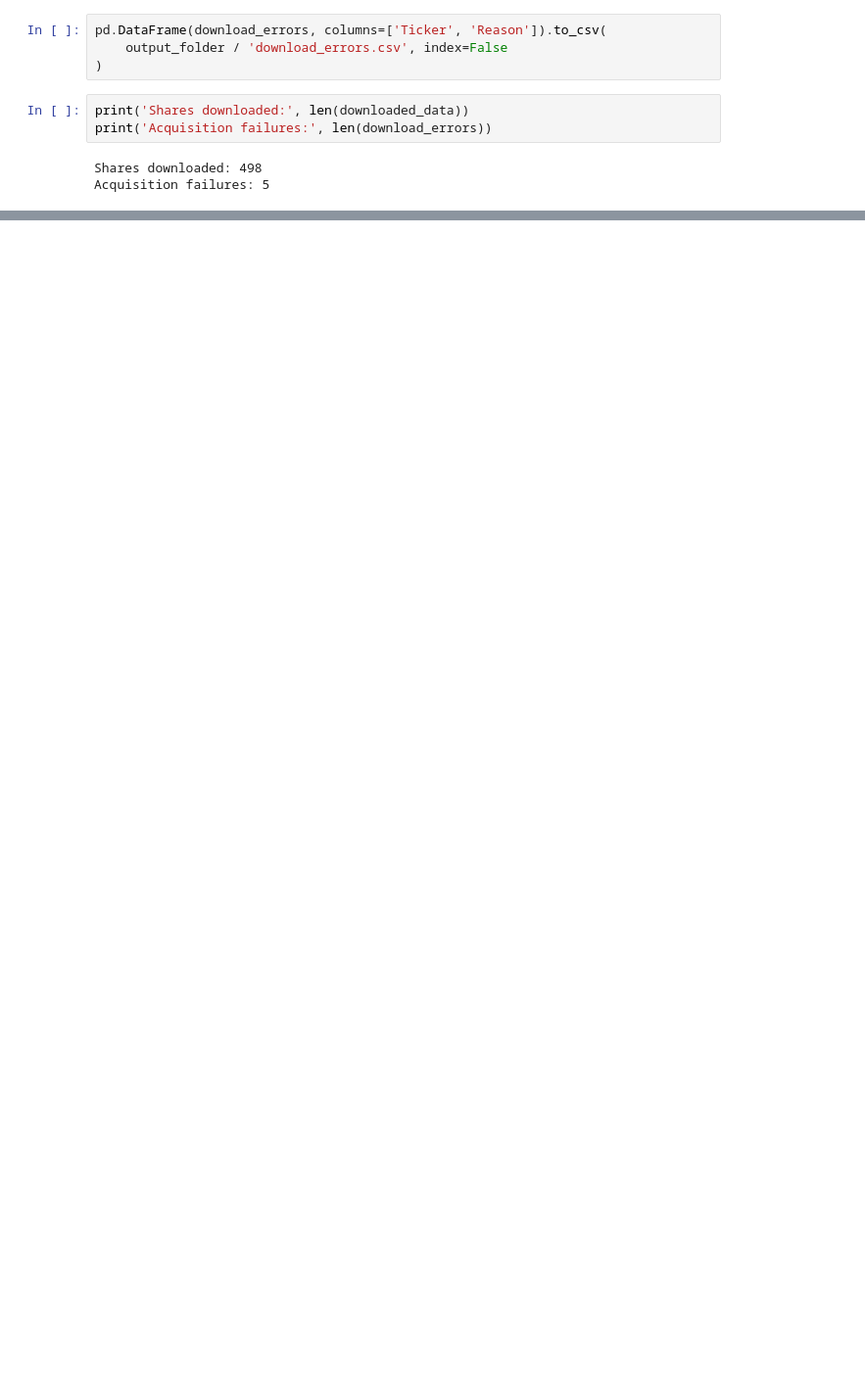
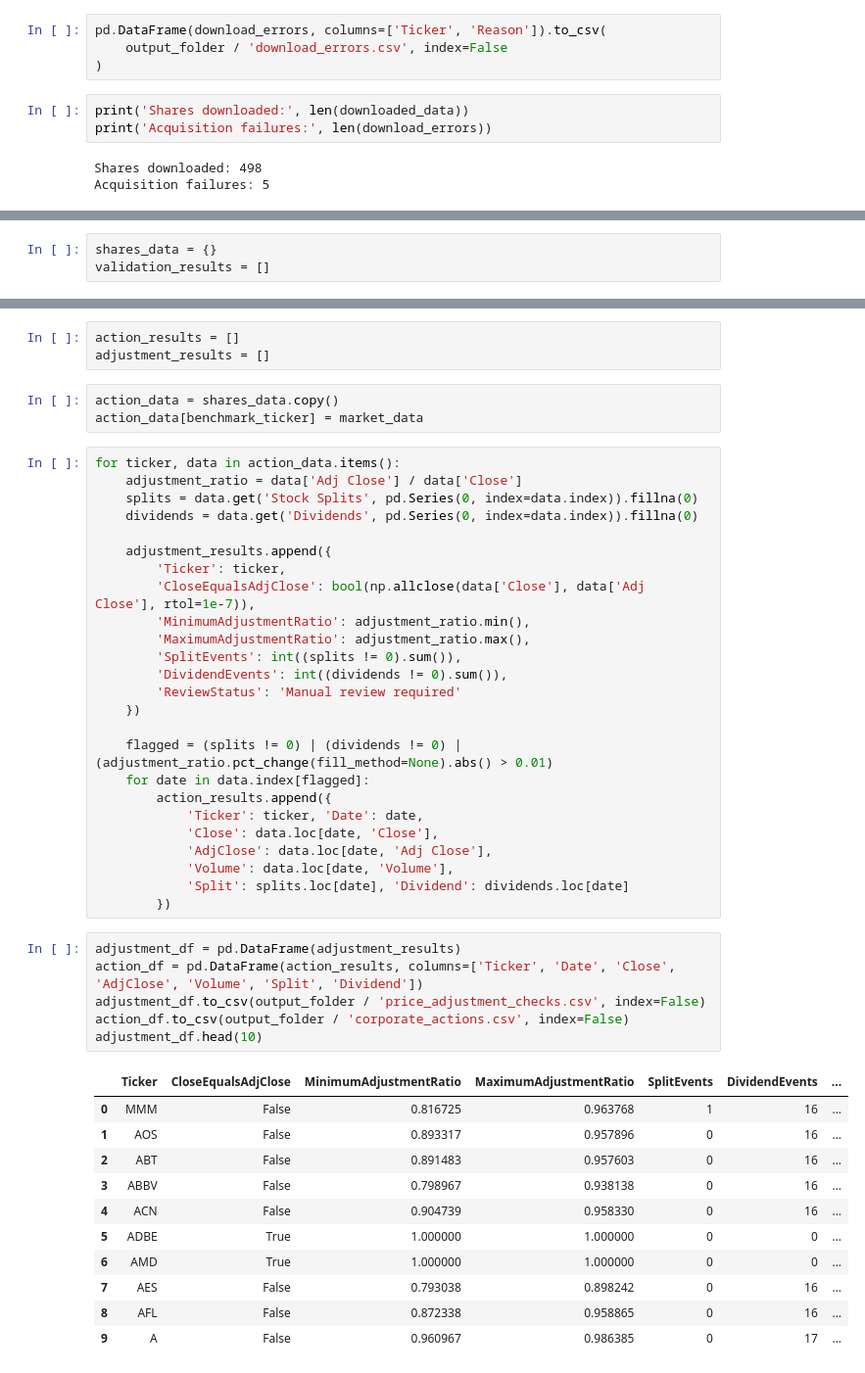
Before and after one commit to iffathsaleem/RFM-Market-Analysis-Stock-Segmentation., a Jupyter notebook: Market_Analysis_and_Stock_Segmentation_Using_RFM_CW.ipynb, the cells around one changed output, grey strips where cells are left out. Shown at 98% size. Drawn from its saved outputs; the diff is of its cells as text; blank space fills up the shorter version.

```diff
--- a/Market_Analysis_and_Stock_Segmentation_Using_RFM_CW.ipynb
+++ b/Market_Analysis_and_Stock_Segmentation_Using_RFM_CW.ipynb
@@ -174,0 +233,3 @@ Acquisition failures: 5
+# %%
+shares_data = {}
+validation_results = []
@@ -174,0 +292,49 @@ Acquisition failures: 5
+# %%
+action_results = []
+adjustment_results = []
+# %%
+action_data = shares_data.copy()
+action_data[benchmark_ticker] = market_data
+# %%
+for ticker, data in action_data.items():
+    adjustment_ratio = data['Adj Close'] / data['Close']
+    splits = data.get('Stock Splits', pd.Series(0, index=data.index)).fillna(0)
+    dividends = data.get('Dividends', pd.Series(0, index=data.index)).fillna(0)
+
+    adjustment_results.append({
+        'Ticker': ticker,
+        'CloseEqualsAdjClose': bool(np.allclose(data['Close'], data['Adj Close'], rtol=1e-7)),
+        'MinimumAdjustmentRatio': adjustment_ratio.min(),
+        'MaximumAdjustmentRatio': adjustment_ratio.max(),
+        'SplitEvents': int((splits != 0).sum()),
+        'DividendEvents': int((dividends != 0).sum()),
+        'ReviewStatus': 'Manual review required'
+    })
+
+    flagged = (splits != 0) | (dividends != 0) | (adjustment_ratio.pct_change(fill_method=None).abs() > 0.01)
+    for date in data.index[flagged]:
+        action_results.append({
+            'Ticker': ticker, 'Date': date,
+            'Close': data.loc[date, 'Close'],
+            'AdjClose': data.loc[date, 'Adj Close'],
+            'Volume': data.loc[date, 'Volume'],
+            'Split': splits.loc[date], 'Dividend': dividends.loc[date]
+        })
+# %%
+adjustment_df = pd.DataFrame(adjustment_results)
+action_df = pd.DataFrame(action_results, columns=['Ticker', 'Date', 'Close', 'AdjClose', 'Volume', 'Split', 'Dividend'])
+adjustment_df.to_csv(output_folder / 'price_adjustment_checks.csv', index=False)
+action_df.to_csv(output_folder / 'corporate_actions.csv', index=False)
+adjustment_df.head(10)
+# %% [output]
+|  | Ticker | CloseEqualsAdjClose | MinimumAdjustmentRatio | MaximumAdjustmentRatio | SplitEvents | DividendEvents | ... |
+| 0 | MMM | False | 0.816725 | 0.963768 | 1 | 16 | ... |
+| 1 | AOS | False | 0.893317 | 0.957896 | 0 | 16 | ... |
+| 2 | ABT | False | 0.891483 | 0.957603 | 0 | 16 | ... |
+| 3 | ABBV | False | 0.798967 | 0.938138 | 0 | 16 | ... |
+| 4 | ACN | False | 0.904739 | 0.958330 | 0 | 16 | ... |
+| 5 | ADBE | True | 1.000000 | 1.000000 | 0 | 0 | ... |
+| 6 | AMD | True | 1.000000 | 1.000000 | 0 | 0 | ... |
+| 7 | AES | False | 0.793038 | 0.898242 | 0 | 16 | ... |
+| 8 | AFL | False | 0.872338 | 0.958865 | 0 | 16 | ... |
+| 9 | A | False | 0.960967 | 0.986385 | 0 | 17 | ... |
```
Also changed, not shown: parts of 28 cells of this notebook.
